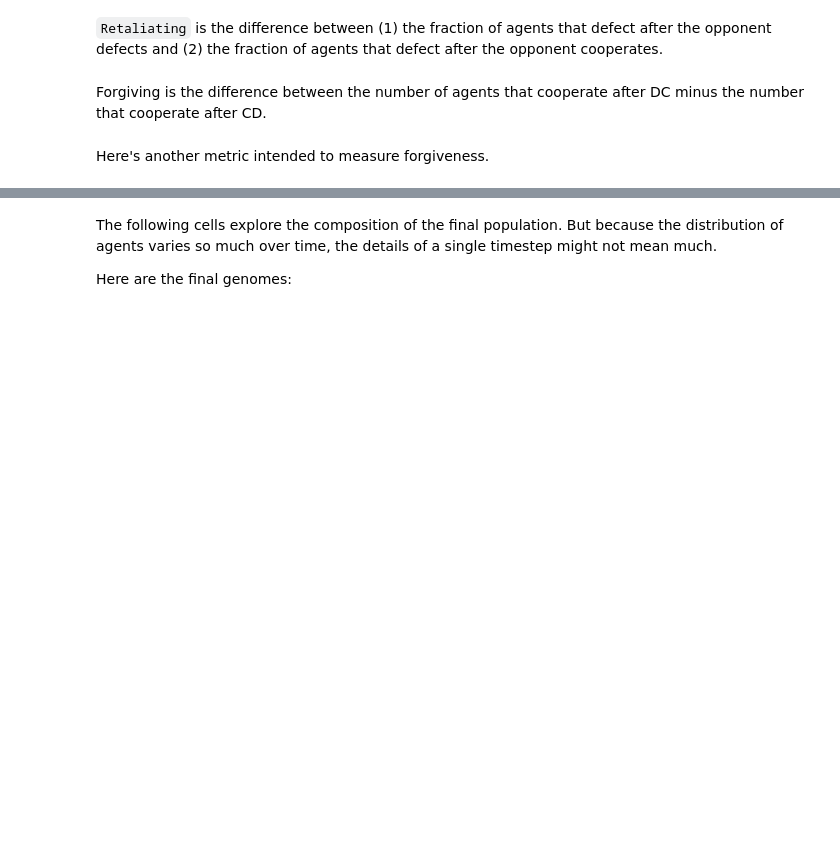
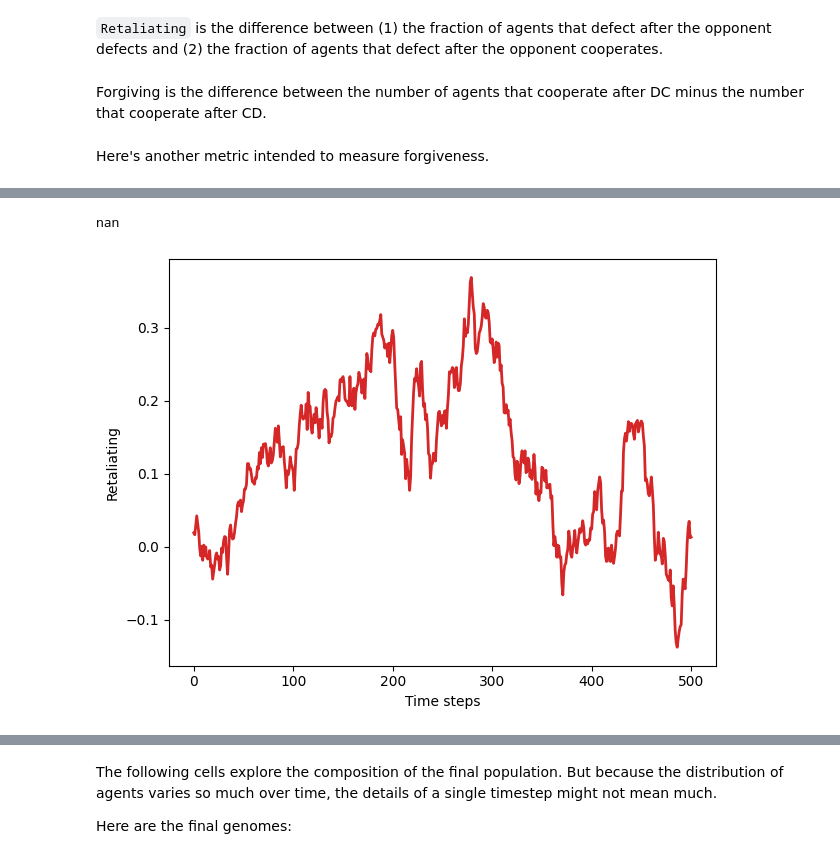
Before and after one commit to Kori04/CSC445Final, a Jupyter notebook: chap14.ipynb, the cells around one changed output, grey strips where cells are left out. Cells and saved outputs as stored; diff of their text form; code cells hidden in the pictures; blank space fills up the shorter version.

```diff
--- a/chap14.ipynb
+++ b/chap14.ipynb
@@ -770,0 +656,6 @@ The results are similar for the opening move: the fraction of agents who start o
+# %%
+#Shows Retaliation (Difference between agents who defect after defection and cooperate after defection)
+plot_result(3, color='C3')
+# %% [output]
+nan
+[figure, added]
```
Also changed, not shown: parts of 46 cells of this notebook.
